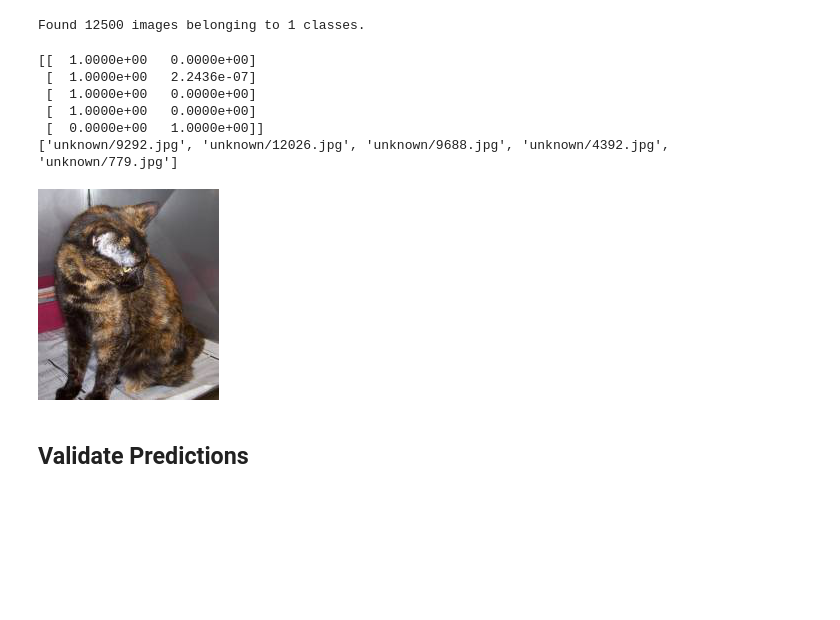
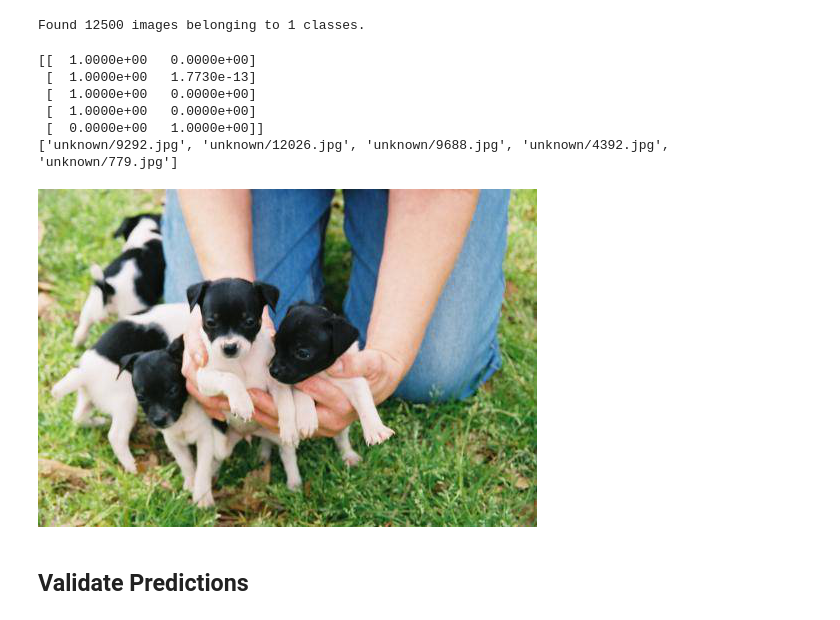
Before and after one commit to maxwellmckinnon/courses, a Jupyter notebook: deeplearning1/nbs/dogs_cats_redux.ipynb, the cells around one changed output. Cells and saved outputs as stored; diff of their text form; code cells hidden in the pictures; blank space fills up the shorter version.

```diff
--- a/deeplearning1/nbs/dogs_cats_redux.ipynb
+++ b/deeplearning1/nbs/dogs_cats_redux.ipynb
@@ -43,4 +51,5 @@ jupyter notebook
 import os, sys
 current_dir = os.getcwd()
 LESSON_HOME_DIR = current_dir
-DATA_HOME_DIR = current_dir+'/data/redux'
+DATA_HOME_DIR = current_dir+'/data/dogscatsredux'
+DATA_HOME_DIR
@@ -202,7 +238,7 @@ filenames = batches.filenames
 print filenames[:5]
 # %% [output]
 [[  1.0000e+00   0.0000e+00]
- [  1.0000e+00   2.2436e-07]
+ [  1.0000e+00   1.7730e-13]
  [  1.0000e+00   0.0000e+00]
  [  1.0000e+00   0.0000e+00]
  [  0.0000e+00   1.0000e+00]]
@@ -210,8 +246,8 @@ print filenames[:5]
 # %%
 #You can verify the column ordering by viewing some images
 from PIL import Image
-Image.open(test_path + filenames[2])
+Image.open(test_path + filenames[4])
 # %% [output]
-[figure, old version]
+[figure, new version]
 # %%
 #Save our test results arrays so we can use them again later
```
Also changed, not shown: parts of 29 cells of this notebook.
